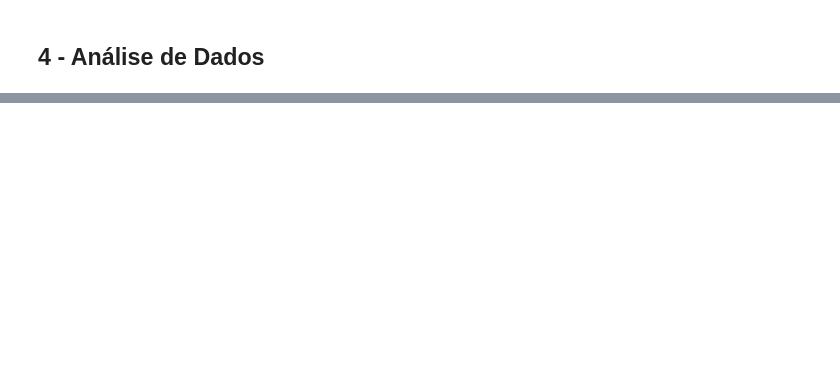
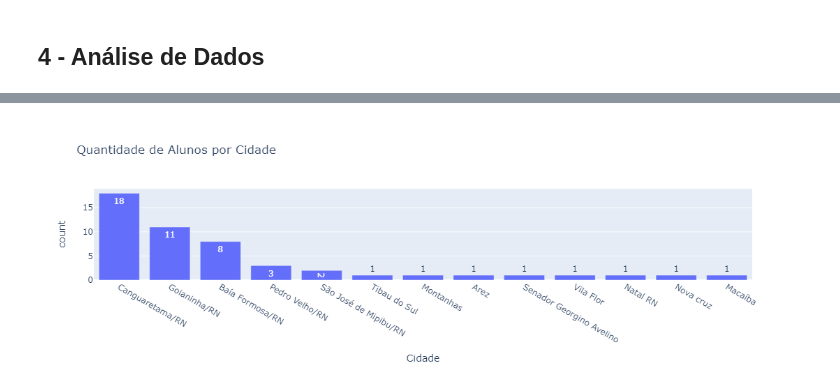
Before and after one commit to Thurcavalcante/analise-curso-tsi, a Jupyter notebook: Análise.ipynb, the cells around one changed output, grey strips where cells are left out. Drawn from its saved outputs; the diff is of its cells as text; code cells hidden in the pictures; blank space fills up the shorter version.

```diff
--- a/Análise.ipynb
+++ b/Análise.ipynb
@@ -423,0 +662,4 @@ dados
+# %%
+constroi_grafico_barras('Cidade')
+# %% [output]
+[figure, added]
```
Also changed, not shown: parts of 52 cells of this notebook.
